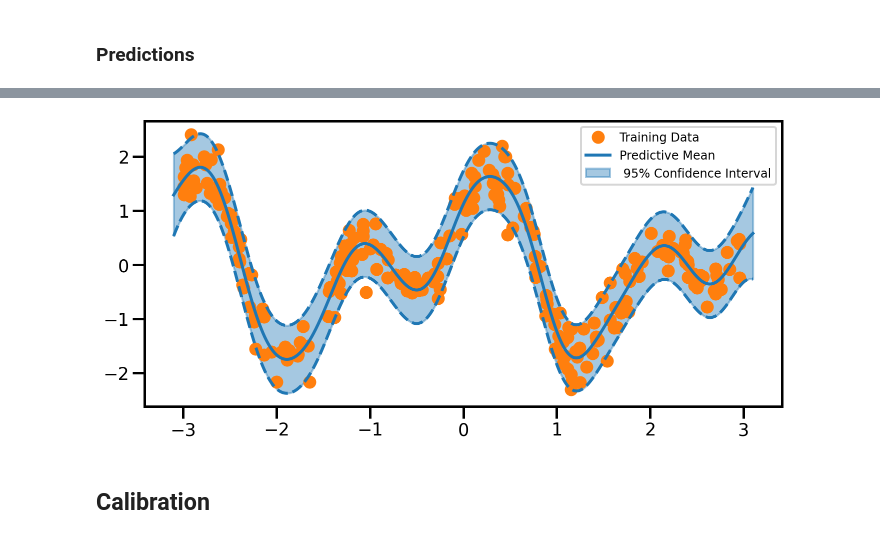
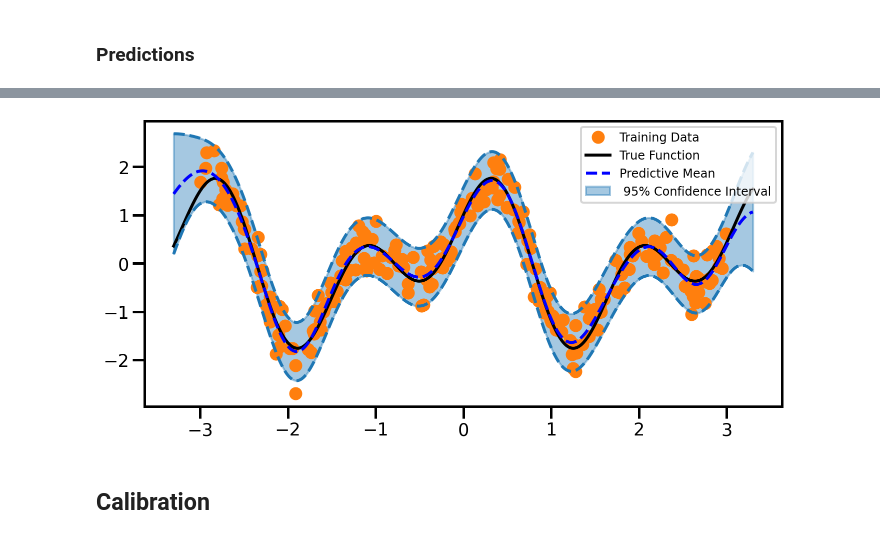
Before and after one commit to jejjohnson/gp_model_zoo, a Jupyter notebook: code/numpyro/notebooks/exact/exact_gp.ipynb, the cells around one changed output, grey strips where cells are left out. Drawn from its saved outputs; the diff is of its cells as text; code cells hidden in the pictures.

Commit message:
Working demos for exact GP.

```diff
--- a/code/numpyro/notebooks/exact/exact_gp.ipynb
+++ b/code/numpyro/notebooks/exact/exact_gp.ipynb
@@ -70,7 +73,7 @@ import loguru
 from src.data import regression_complex, regression_simple
 
 Xtrain, ytrain, xtest, ytest = regression_simple(
-    n_train=250, n_test=1_000, noise=0.3, seed=123, buffer=0.1
+    n_train=250, n_test=1_000, noise=0.3, seed=123, buffer=0.3
 )
 
 fig, ax = plt.subplots(figsize=(10, 5))
@@ -106,7 +109,7 @@ plt.show()
 # %% [markdown]
 ### Model
 # %%
-from src.exact import GP
+from src.exact import GPRModel
 from src.means import zero_mean
 
 jitter = 1e-5
@@ -130,7 +133,7 @@ def numpyro_model(X, y):
     rbf_kernel = RBF(variance=η, length_scale=ℓ)
 
     # GP Model
-    gp_model = GP(
+    gp_model = GPRModel(
         X=X, y=y, mean=zero_mean, kernel=rbf_kernel, obs_noise=σ, jitter=jitter
     )
 
@@ -196,6 +199,8 @@ from src.exact import init_gp_predictive
 
 gp_pred = init_gp_predictive(RBF, learned_params, Xtrain, ytrain, jitter=1e-5)
 # %%
-mu, var = gp_pred.predict_y(xtest)
+gp_pred_jitted = jax.jit(jax.partial(gp_pred.predict_y, full_covariance=False))
+
+mu, var = gp_pred_jitted(xtest)
 
 std = jnp.sqrt(var.squeeze())
@@ -205,22 +216,30 @@ one_stddev = ci * std
 # %%
 fig, ax = plt.subplots(figsize=(10, 5))
 ax.plot(Xtrain, ytrain.squeeze(), "o", color="tab:orange", label="Training Data")
-ax.plot(xtest, mu.ravel(), color="tab:blue", linewidth=3, label="Predictive Mean")
+ax.plot(xtest, ytest, color="black", linestyle="-", label="True Function")
+ax.plot(
+    xtest,
+    mu.ravel(),
+    color="Blue",
+    linestyle="--",
+    linewidth=3,
+    label="Predictive Mean",
+)
 ax.fill_between(
     xtest.ravel(),
     mu.ravel() - one_stddev,
     mu.ravel() + one_stddev,
     alpha=0.4,
     color="tab:blue",
     label=f" 95% Confidence Interval",
 )
 ax.plot(xtest, mu.ravel() - one_stddev, linestyle="--", color="tab:blue")
 ax.plot(xtest, mu.ravel() + one_stddev, linestyle="--", color="tab:blue")
 plt.tight_layout()
 plt.legend(fontsize=12)
 plt.show()
 # %% [output]
-[figure, old version]
+[figure, new version]
 # %% [markdown]
 ## Calibration
 # %%
```
Also changed, not shown: parts of 8 cells of this notebook, 11 other files.
